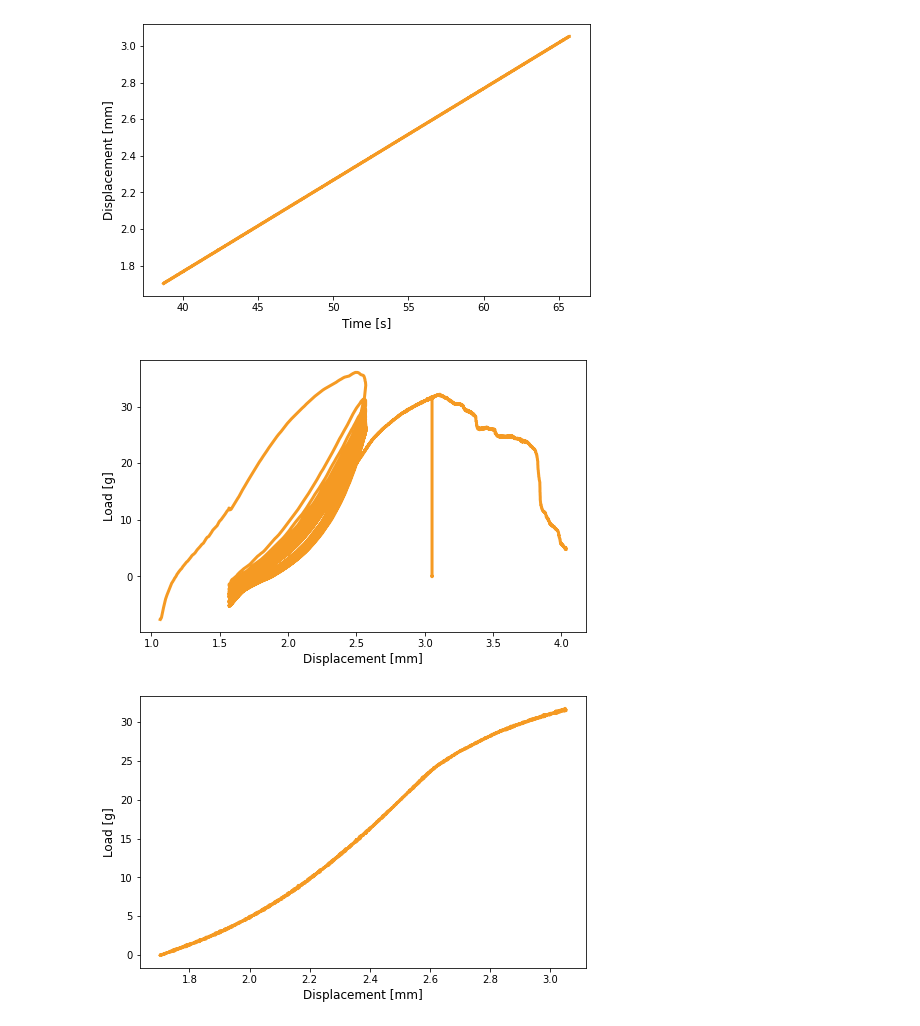
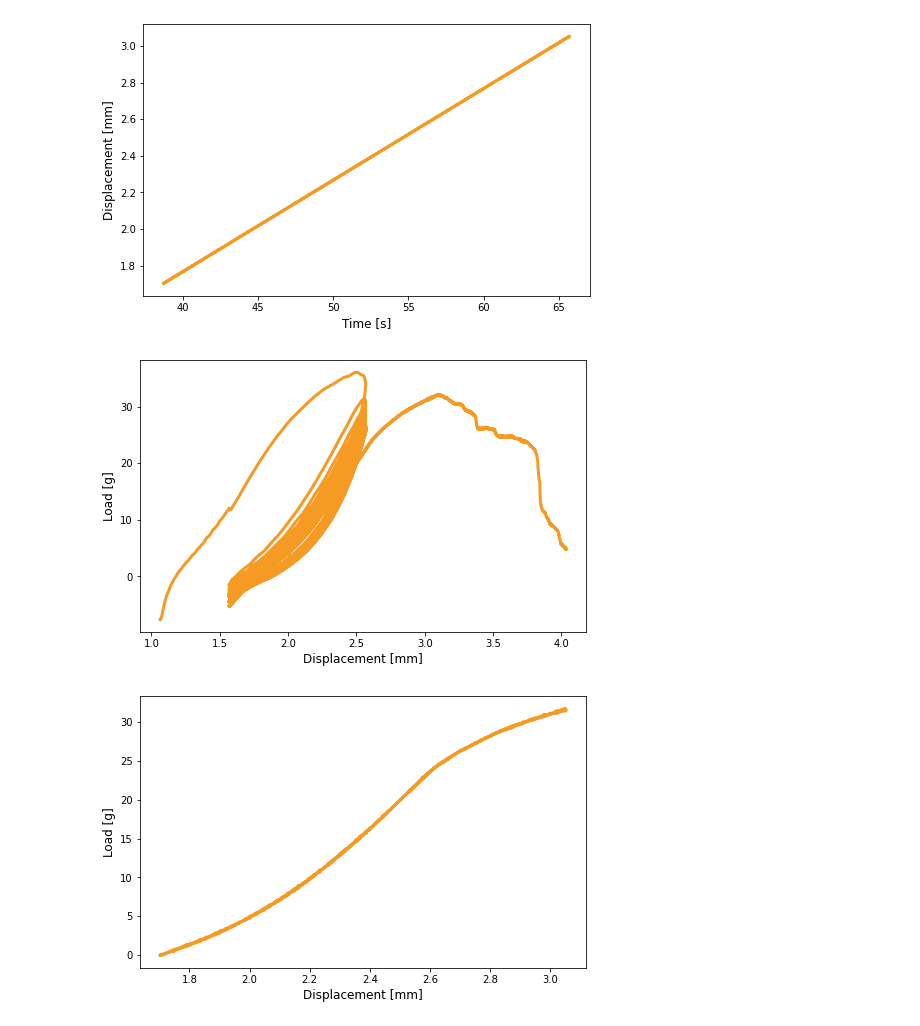
Before and after one commit to ivanvlam/IBM2020, a Jupyter notebook: Tarea 4/tarea-4.ipynb, the cells around one changed output. Drawn from its saved outputs; the diff is of its cells as text; code cells hidden in the pictures.

```diff
--- a/Tarea 4/tarea-4.ipynb
+++ b/Tarea 4/tarea-4.ipynb
@@ -118,24 +119,27 @@ plt.show()
 # %%
 # Plot quasistatic data
 fig = plt.figure(figsize=fig_size)
 plt.plot(
     disp_q,
     load_q,
     color=naranjo,
     linewidth=3
 )
+# End of the experiment
+'''
 plt.plot(
     [disp_q[cycle_q['f']] for _ in range(cycle_q['0'], cycle_q['f'])],
     load_q[cycle_q['0']:cycle_q['f']],
     color=naranjo,
     linewidth=3
 )
+'''
 plt.xlabel('Displacement [mm]', fontsize=12)
 plt.ylabel('Load [g]', fontsize=12)
 # plt.title('Quasistatic (Load vs. Displacement)', fontsize=14)
 plt.show()
 # %% [output]
-[figure, old version]
+[figure, new version]
 # %%
 # Plot quasistatic data
 fig = plt.figure(figsize=fig_size)
```
Also changed, not shown: parts of 39 cells of this notebook.
